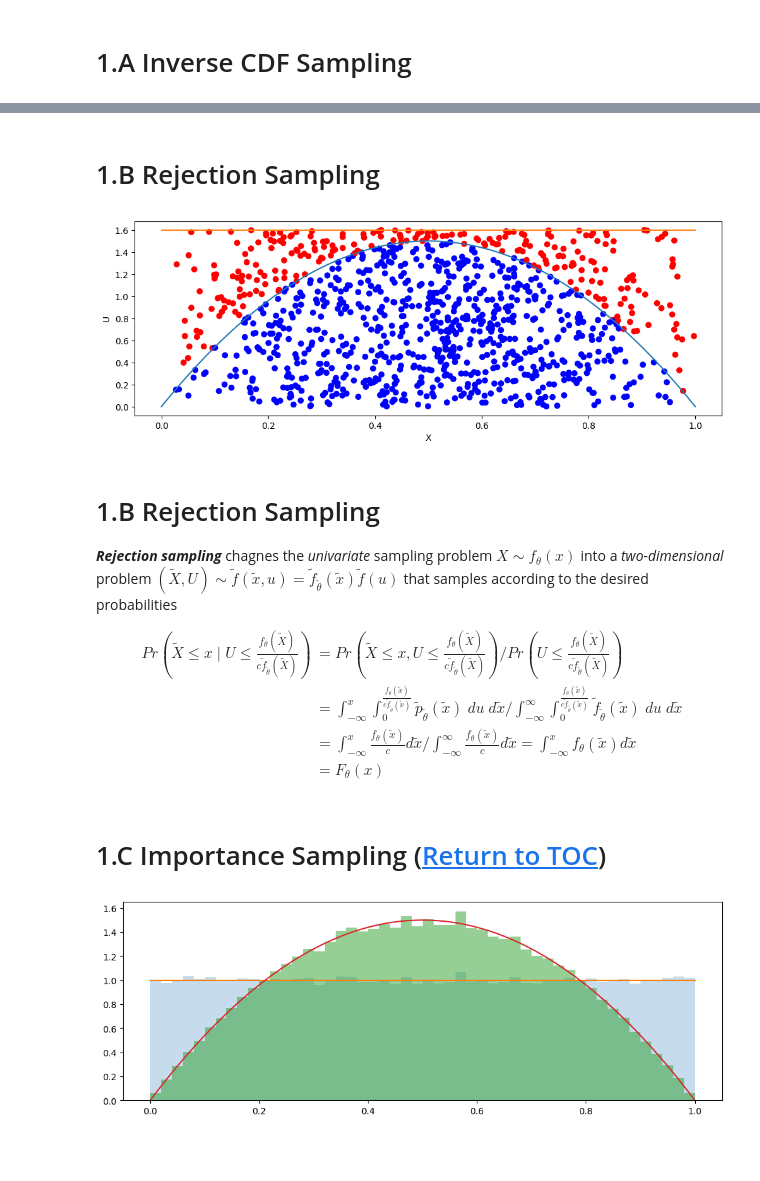
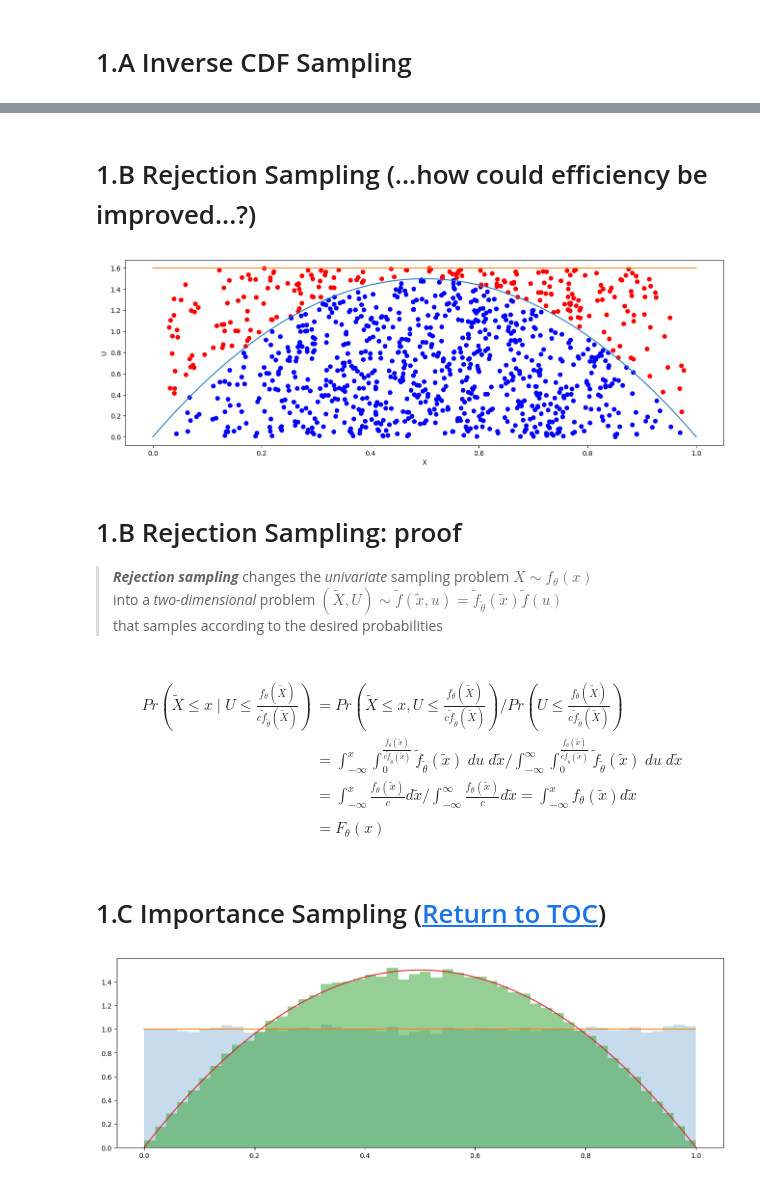
Before and after one commit to pointOfive/STA410_W24_StatisticalComputation, a Jupyter notebook: Week1/STA410_W24_Week1_Lecture_Sampling.ipynb, the cells around one changed output, grey strips where cells are left out. Saved outputs shown, nothing was run; the diff lists cells and outputs as text; code cells hidden in the pictures; blank space fills up the shorter version.

```diff
--- a/Week1/STA410_W24_Week1_Lecture_Sampling.ipynb
+++ b/Week1/STA410_W24_Week1_Lecture_Sampling.ipynb
@@ -96,25 +112,28 @@ F_X(x) = \overset{\int_{-\infty}^x f_\theta(\tilde x) d\tilde x}{Pr\left(X_i \le
 # %% [markdown]
-# 1.B Rejection Sampling
+# 1.B Rejection Sampling (...how could efficiency be improved...?)
 # %%
 from scipy import stats; import numpy as np; import matplotlib.pyplot as plt
 # distribution of interest
-X,support = stats.beta(2,2),np.linspace(0,1,100); plt.figure(figsize=(12,4)); plt.plot(support, X.pdf(support))
+X,support = stats.beta(2,2),np.linspace(0,1,100); plt.figure(figsize=(16,5)); plt.plot(support, X.pdf(support))
 # and distribution tilde_p(tilde_x) such that c*tilde_p(x)>p(x) for all x
 tilde_X,n = stats.uniform(),1000; tilde_x = X.rvs(size=n)
+
 c,u = 1.6, stats.uniform.rvs(size=n) # auxiliary stuff to do rejection sampling
 plt.plot(support, c*tilde_X.pdf(support)); plt.xlabel('X'); plt.ylabel('U')
 plt.scatter(tilde_x, c*u, color=['b' if u<(X.pdf(x)/c*tilde_X.pdf(x)) else 'r' for x,u in zip(tilde_x,u)]);
 # %% [output]
-[figure, old version]
+[figure, new version]
 # %% [markdown]
-# 1.B Rejection Sampling
+# 1.B Rejection Sampling: proof
 
-***Rejection sampling*** chagnes the *univariate* sampling problem $X \sim f_\theta(x)$ into a *two-dimensional* problem $(\tilde X,U) \sim \tilde f(\tilde x,u) = \tilde f_{\tilde \theta}(\tilde x) \tilde f(u)$ that samples according to the desired probabilities
+> ***Rejection sampling*** changes the *univariate* sampling problem $X \sim f_\theta(x)$<br> into a *two-dimensional* problem $(\tilde X,U) \sim \tilde f(\tilde x,u) = \tilde f_{\tilde \theta}(\tilde x) \tilde f(u)$<br>that samples according to the desired probabilities
+
+<br>
 
 \begin{align*}
 {Pr\left(\tilde X \leq x \;\big|\; U \leq \frac{f_\theta(\tilde X)}{c \tilde f_{\tilde \theta}(\tilde X)} \right)} & ={} Pr\left(\tilde X \leq x, U \leq \frac{f_\theta(\tilde X)}{c \tilde f_{\tilde \theta}(\tilde X)} \right) \Bigg/ Pr\left( U \leq \frac{f_\theta(\tilde X)}{c \tilde f_{\tilde \theta}(\tilde X)} \right)\\
-& ={} \int_{-\infty}^{x} \int_{0}^{\frac{f_\theta(\tilde x)}{c \tilde f_{\tilde \theta}(\tilde x)}} \tilde p_{\tilde \theta}(\tilde x) \;du\; d\tilde x  \Bigg/  \int_{-\infty}^{\infty} \int_{0}^{\frac{f_\theta(\tilde x)}{c \tilde f_{\tilde \theta}(\tilde x)}} \tilde f_{\tilde \theta}(\tilde x) \;du\; d\tilde x \\
-& ={} \int_{-\infty}^{x} {\frac{f_\theta(\tilde x)}{c }}  d\tilde x  \Bigg/  \int_{-\infty}^{\infty} {\frac{f_\theta(\tilde x)}{c }} d\tilde x  = \int_{-\infty}^{x} f_\theta(\tilde x) d\tilde x\\
+& ={} \int_{-\infty}^{x} \int_{0}^{\frac{f_\theta(\tilde x)}{c \tilde f_{\tilde \theta}(\tilde x)}} \tilde f_{\tilde \theta}(\tilde x) \;du\; d\tilde x  \Bigg/  \int_{-\infty}^{\infty} \int_{0}^{\frac{f_\theta(\tilde x)}{c \tilde f_{\tilde \theta}(\tilde x)}} \tilde f_{\tilde \theta}(\tilde x) \;du\; d\tilde x \\
+& ={} \int_{-\infty}^{x} {\frac{f_\theta(\tilde x)}{c }}  d\tilde x  \Bigg/  \int_{-\infty}^{\infty} {\frac{f_\theta(\tilde x)}{c }} d\tilde x  = \int_{-\infty}^{x} f_\theta(\tilde x) d\tilde x\\\\
 & ={} F_\theta( x)
 \end{align*}
 # %% [markdown]
@@ -125,14 +144,17 @@ plt.scatter(tilde_x, c*u, color=['b' if u<(X.pdf(x)/c*tilde_X.pdf(x)) else 'r' f
 # the importance sampling distribution tilde_p(tilde_x)
 tilde_X,n = stats.uniform(),100000
 tilde_x = tilde_X.rvs(size=n)
+
 # the target distribution p(x)
 X = stats.beta(2,2)
-w = X.pdf(tilde_x)/tilde_X.pdf(tilde_x)
-w = w/w.sum()
+w = X.pdf(tilde_x)/tilde_X.pdf(tilde_x) #            What is happening here?
+w = w/w.sum() #                                      What is happening here?
+
 support = np.linspace(0,1,100)
-plt.figure(figsize=(12,4)); plt.hist(tilde_x, density=True, bins=50, alpha=0.25); plt.plot(support, tilde_X.pdf(support)); plt.hist(tilde_x, weights=w, density=True, bins=50, alpha=0.5); plt.plot(support, X.pdf(support));
+plt.figure(figsize=(16,5)); plt.hist(tilde_x, density=True, bins=50, alpha=0.25); plt.plot(support, tilde_X.pdf(support));
+plt.hist(tilde_x, weights=w, density=True, bins=50, alpha=0.5); plt.plot(support, X.pdf(support));
 # %% [output]
-[figure, old version]
+[figure, new version]
 # %% [markdown]
 
 # 1.C Importance Sampling
```
Also changed, not shown: parts of 8 cells of this notebook, 1 other file.
